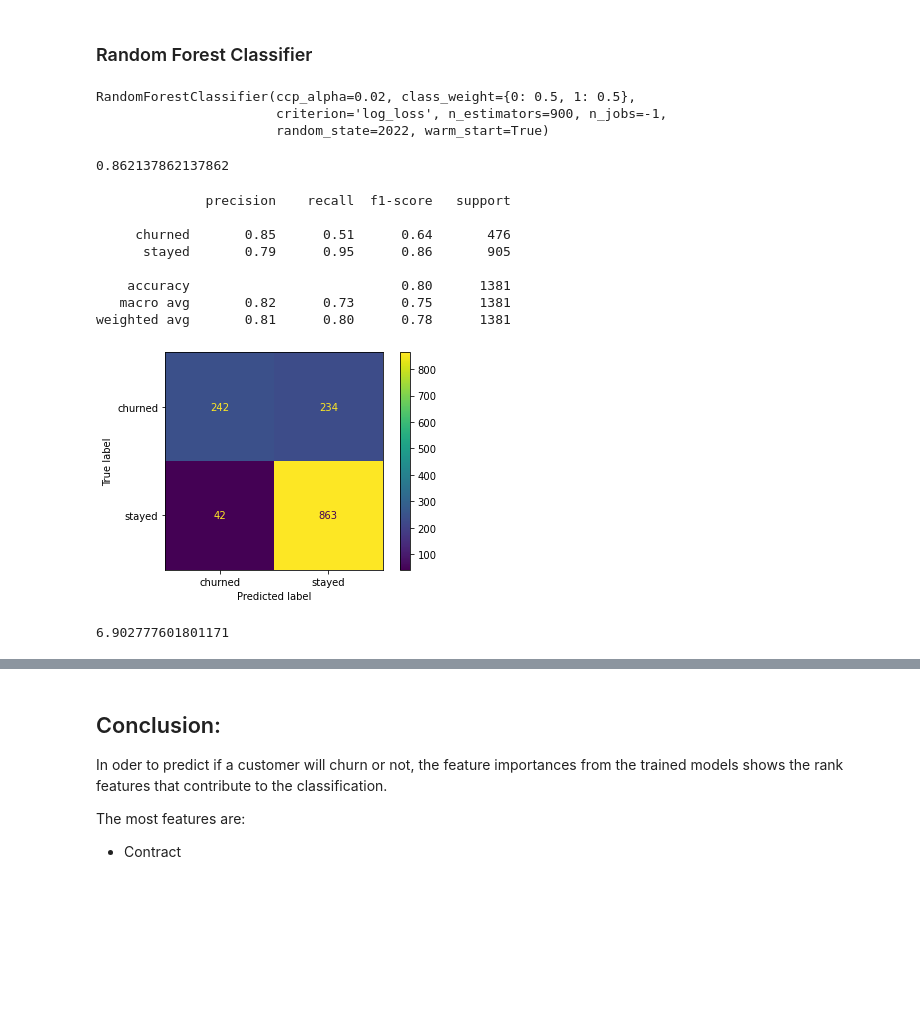
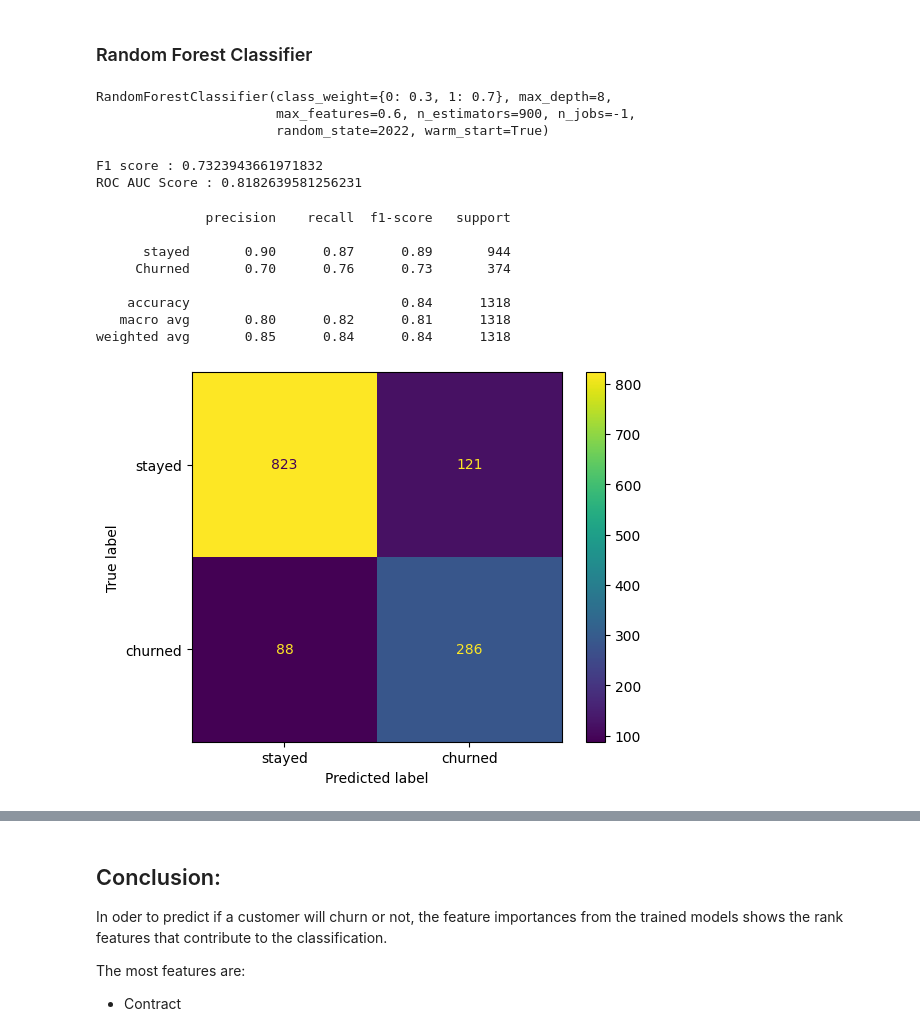
Before and after one commit to JUBRIL-ADEBOGUN/Telecom-Customer-Churn, a Jupyter notebook: Customer-churn-prediction.ipynb, the cells around one changed output, grey strips where cells are left out. Saved outputs shown, nothing was run; the diff lists cells and outputs as text; code cells hidden in the pictures; blank space fills up the shorter version.

```diff
--- a/Customer-churn-prediction.ipynb
+++ b/Customer-churn-prediction.ipynb
@@ -427,0 +186,4 @@ array([[-6.90709932e-01,  3.10529374e+00,  4.46437476e-01,
+# %%
+clf = clf.best_estimator_
+clf.fit(trainx, trainy)
+clf_pred = clf.decision_function(validx)
@@ -427,0 +236,3 @@ array([[-6.90709932e-01,  3.10529374e+00,  4.46437476e-01,
+# %%
+lr = DecisionTreeClassifier(random_state=23, max_depth=7, criterion='gini', max_features=1.0, class_weight={0:0.3, 1:0.7})
+lr.fit(trainx, trainy)
@@ -428,37 +284,35 @@ array([[-6.90709932e-01,  3.10529374e+00,  4.46437476e-01,
 # %% [markdown]
 ### Random Forest Classifier
 # %%
-rf = RandomForestClassifier(n_estimators=900, random_state=2022, warm_start=True, n_jobs=-1, criterion='log_loss', ccp_alpha=0.02,
-                           class_weight={0:0.5, 1:0.5})
-rf.fit(x_train, y_train)
+rf = RandomForestClassifier(n_estimators=900, random_state=2022, warm_start=True, n_jobs=-1, criterion='gini',
+                           class_weight={0:0.3, 1:0.7}, max_depth=8, max_features=0.6, )
+rf.fit(trainx, trainy)
 # %% [output]
-RandomForestClassifier(ccp_alpha=0.02, class_weight={0: 0.5, 1: 0.5},
-                       criterion='log_loss', n_estimators=900, n_jobs=-1,
+RandomForestClassifier(class_weight={0: 0.3, 1: 0.7}, max_depth=8,
+                       max_features=0.6, n_estimators=900, n_jobs=-1,
                        random_state=2022, warm_start=True)
-# %%
-rf_pred = rf.predict(x_valid)
-f1_score(y_valid, rf_pred)
-# %% [output]
-0.862137862137862
+# %%
+rf_pred = rf.predict(validx)
+print(f'F1 score : {f1_score(validy, rf_pred)}')
+print(f'ROC AUC Score : {roc_auc_score(validy, rf_pred)}')
+# %% [output]
+F1 score : 0.7323943661971832
+ROC AUC Score : 0.8182639581256231
 # %%
-print(classification_report(y_valid, rf_pred, labels=[0,1], target_names=['churned', 'stayed']))
+print(classification_report(validy, rf_pred, labels=[0,1], target_names=['stayed', 'Churned']))
 # %% [output]
               precision    recall  f1-score   support
 
-     churned       0.85      0.51      0.64       476
-      stayed       0.79      0.95      0.86       905
+      stayed       0.90      0.87      0.89       944
+     Churned       0.70      0.76      0.73       374
 
-    accuracy                           0.80      1381
-   macro avg       0.82      0.73      0.75      1381
-weighted avg       0.81      0.80      0.78      1381
+    accuracy                           0.84      1318
+   macro avg       0.80      0.82      0.81      1318
+weighted avg       0.85      0.84      0.84      1318
 # %%
-cm = confusion_matrix(y_valid, rf_pred, labels=rf.classes_)
-dist = ConfusionMatrixDisplay(cm, display_labels=['churned', 'stayed'])
+cm = confusion_matrix(validy, rf_pred, labels=rf.classes_)
+dist = ConfusionMatrixDisplay(cm,  display_labels=['stayed', 'churned'])
 dist.plot()
 plt.show()
 # %% [output]
-[figure, old version]
+[figure, new version]
-# %%
-log_loss(rf_pred, y_valid)
-# %% [output]
-6.902777601801171
```
Also changed, not shown: parts of 124 cells of this notebook, 2 other files.
